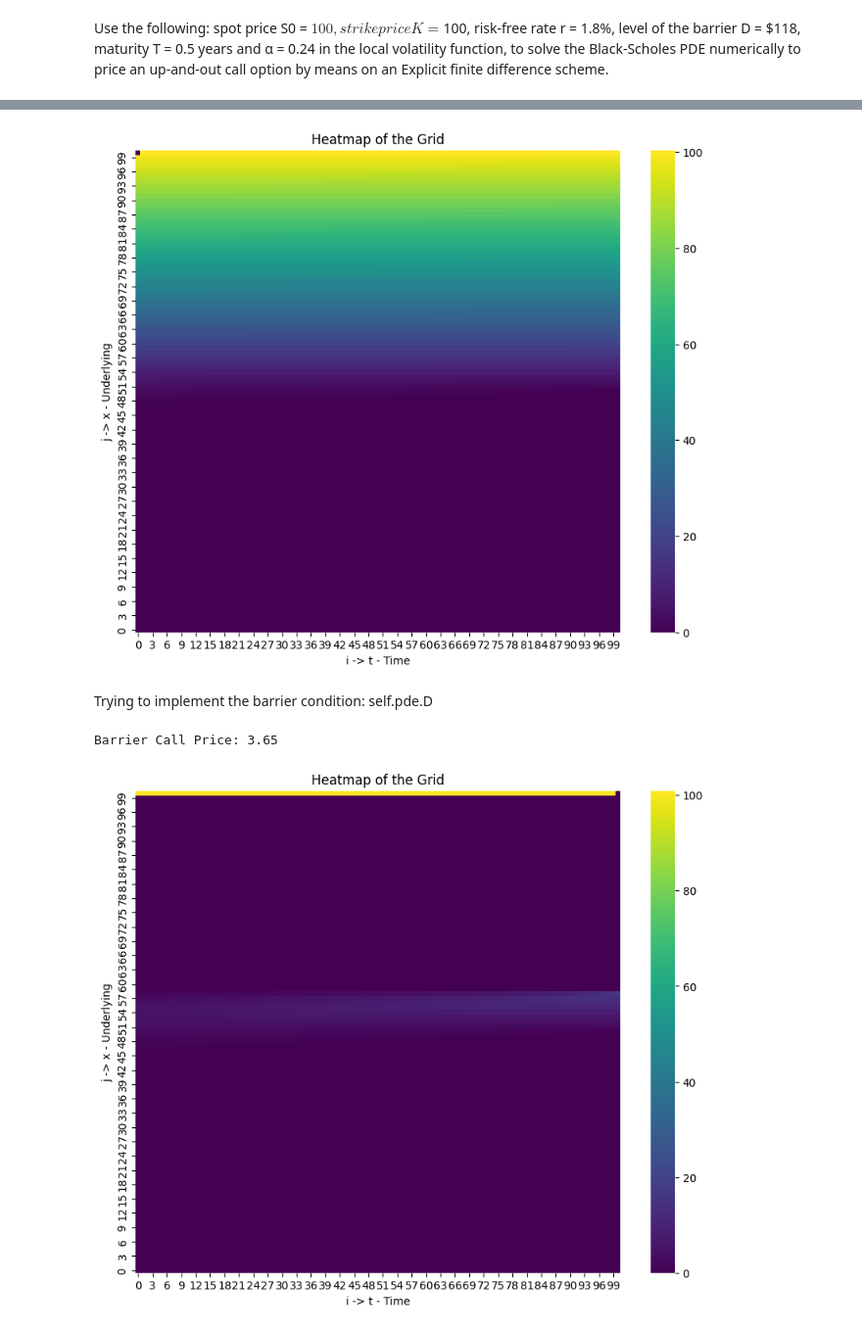
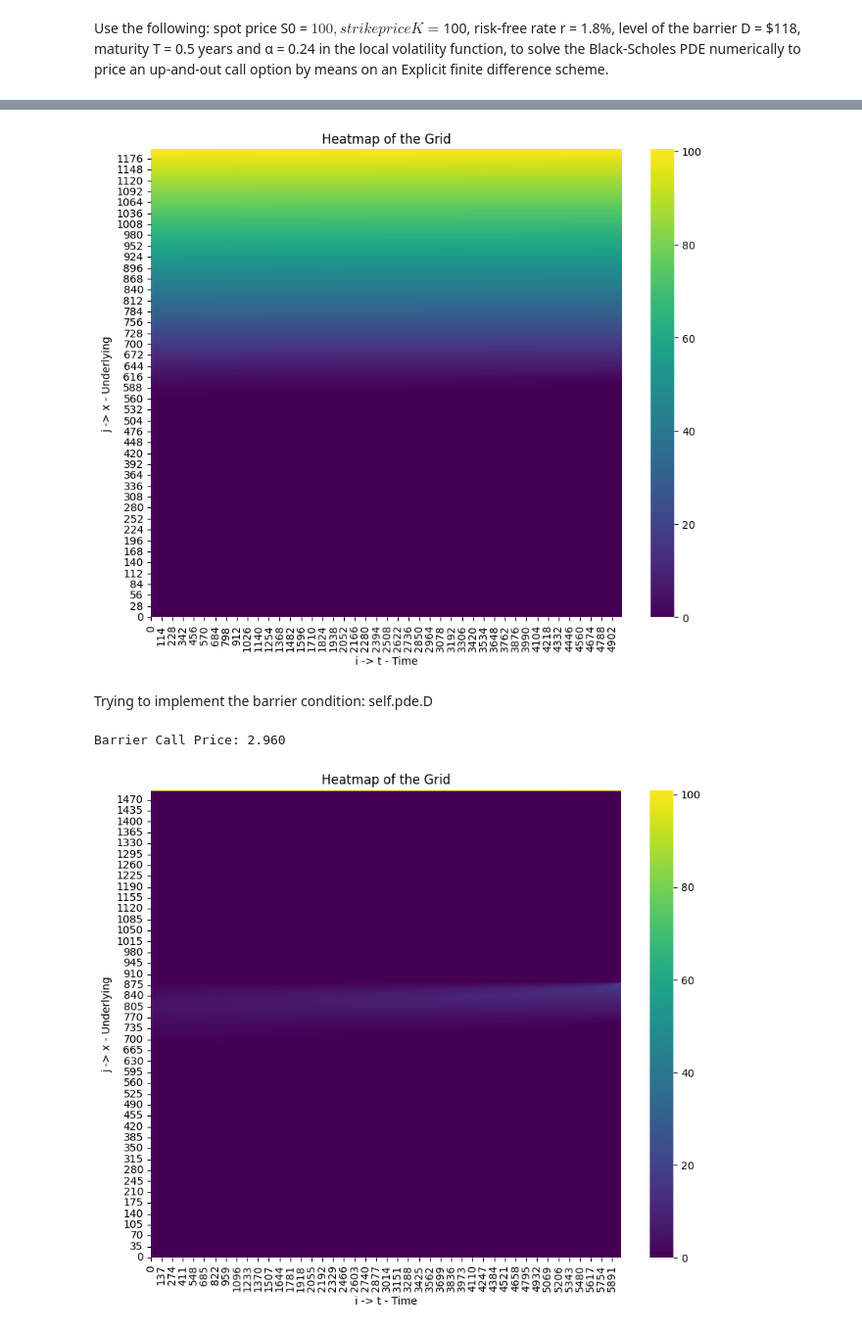
Before and after one commit to ep4518/AOT, a Jupyter notebook: CRSW.ipynb, the cells around one changed output, grey strips where cells are left out. Shown: that part at 98% size. Saved outputs shown, nothing was run; the diff lists cells and outputs as text; code cells hidden in the pictures.

```diff
--- a/CRSW.ipynb
+++ b/CRSW.ipynb
@@ -55,7 +55,7 @@ class EuPutBlackScholes(EuBlackScholesOption):
         return math.exp(-self.rate * (self.t_up - t)) * self.strike
 
 class EuCallBlackScholes(EuBlackScholesOption):
-    def __init__(self, *, rate, sigma, strike, t_up, x_low, x_up, barrier=None, alpha=0.24):
+    def __init__(self, *, rate, sigma=None, strike, t_up, x_low, x_up, barrier=None, alpha=0.24):
         super().__init__(rate, sigma, strike, t_up, x_low, x_up, barrier)
         self.type = 'call'
         self.alpha = alpha
@@ -97,8 +97,8 @@ class PDESolver:
     def d(self, i, j):
         return self.pde.d(self.t(i), self.x(j))
 
-    def tup(self, i):
-        return self.pde.bc_tup(self.x(i))
+    def tup(self, j):
+        return self.pde.bc_tup(self.x(j))
 
     def xlow(self, i):
         return self.pde.bc_xlow(self.t(i))
@@ -259,8 +259,8 @@ strike=100
 t_up=1/12
 x_low=0
 x_up=200
-imax = 100
-jmax = 100
+imax = 5000
+jmax = 1200
 S = 100  # Current stock price
 
 # Create instances of put and call solvers
@@ -280,5 +280,5 @@ expected_value = S - strike * math.exp(-rate * t_up)
 # Print the results
 print(f"Put Price: {put_price:.2f}")
 print(f"Call Price: {call_price:.2f}")
-print(f"Put-Call Parity Difference: {(call_price - put_price - expected_value):.2f}")
+print(f"Put-Call Parity Difference: {(call_price - put_price - expected_value):.4f}")
 # %% [output]
@@ -313,7 +313,7 @@ Put-Call Parity Difference: 2.00
 # %%
 call_solver.plot_heatmap(save_path='figures/heatmap__vanilla_call.png')
 # %% [output]
-[figure, old version]
+[figure, new version]
 # %% [markdown]
 Trying to implement the barrier condition: self.pde.D
 # %%
@@ -361,31 +361,31 @@ class ExplicitBarrierScheme(PDESolver):
                     self.grid[i-1, j] = 0
 # %%
 rate=0.018
-sigma=0.24
+# sigma=0.24
 strike=100
 t_up=1/2
 x_low=0
 x_up=200
 barrier=118
-imax = 100
-jmax = 100
+imax = 6000
+jmax = 1500
 S = 100  # Current stock price
 
 # Create instances of put and call solvers
-barrier_pde = EuCallBlackScholes(rate=rate, sigma=sigma, strike=strike, t_up=t_up, x_low=x_low, x_up=x_up, barrier=barrier)
+barrier_pde = EuCallBlackScholes(rate=rate, strike=strike, t_up=t_up, x_low=x_low, x_up=x_up, barrier=barrier)
 
 solver2 = ExplicitBarrierScheme(barrier_pde, imax, jmax)
 
 # Interpolate to find the option prices at S
 price = solver2.interpolate(0, S)
 
 # Print the results
-print(f"Barrier Call Price: {price:.2f}")
+print(f"Barrier Call Price: {price:.3f}")
 
 solver2.plot_heatmap(save_path='figures/heatmap_barrier_call.png')
 # %% [output]
-Barrier Call Price: 3.65
+Barrier Call Price: 2.960
-[figure, old version]
+[figure, new version]
 # %%
 solver2.plot_results(save_path='figures/barrier_call.png')
 # %% [output]
```
Also changed, not shown: parts of 4 cells of this notebook, 4 other files.
